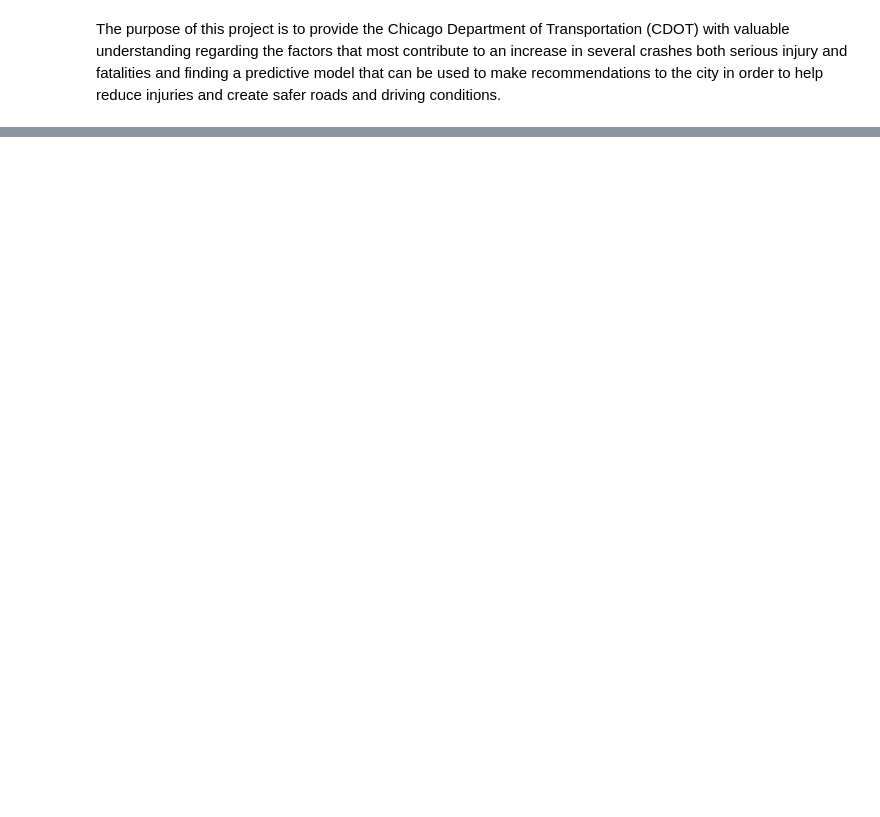
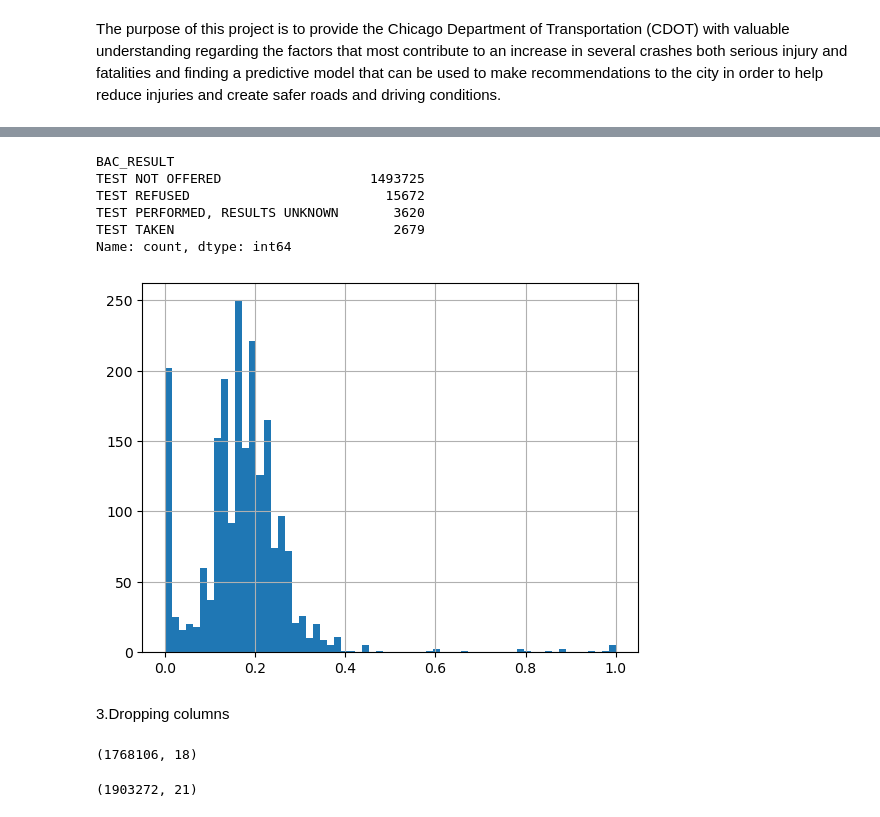
Before and after one commit to marionmacharia/Marion-Phase-3-Project, a Jupyter notebook: index.ipynb, the cells around one changed output, grey strips where cells are left out. Drawn from its saved outputs; the diff is of its cells as text; code cells hidden in the pictures; blank space fills up the shorter version.

```diff
--- a/index.ipynb
+++ b/index.ipynb
@@ -37,0 +50,4 @@ Data Cleaning
+# %%
+# loading csv datasets
+crashes_df = pd.read_csv('Data/Traffic_Crashes_Vehicles.csv', low_memory=False)
+people_df = pd.read_csv('Data/Traffic_Crashes_People.csv', low_memory=False)
@@ -37,0 +209,18 @@ Data Cleaning
+# %%
+people_eda = people_df.drop(['PERSON_ID','CRASH_RECORD_ID', 'HOSPITAL',
+                             'EMS_AGENCY', 'EMS_RUN_NO'], axis=1)
+# %%
+people_eda.BAC_RESULT.value_counts()
+# %% [output]
+BAC_RESULT
+TEST NOT OFFERED                   1493725
+TEST REFUSED                         15672
+TEST PERFORMED, RESULTS UNKNOWN       3620
+TEST TAKEN                            2679
+Name: count, dtype: int64
+# %%
+people_eda['BAC_RESULT VALUE'].hist(bins='auto');
+# %% [output]
+[figure, added]
+# %% [markdown]
+3.Dropping columns
@@ -37,0 +233,8 @@ Data Cleaning
+# %%
+crashes_dropped_df.shape
+# %% [output]
+(1768106, 18)
+# %%
+people_dropped_df.shape
+# %% [output]
+(1903272, 21)
```
Also changed, not shown: parts of 62 cells of this notebook.
